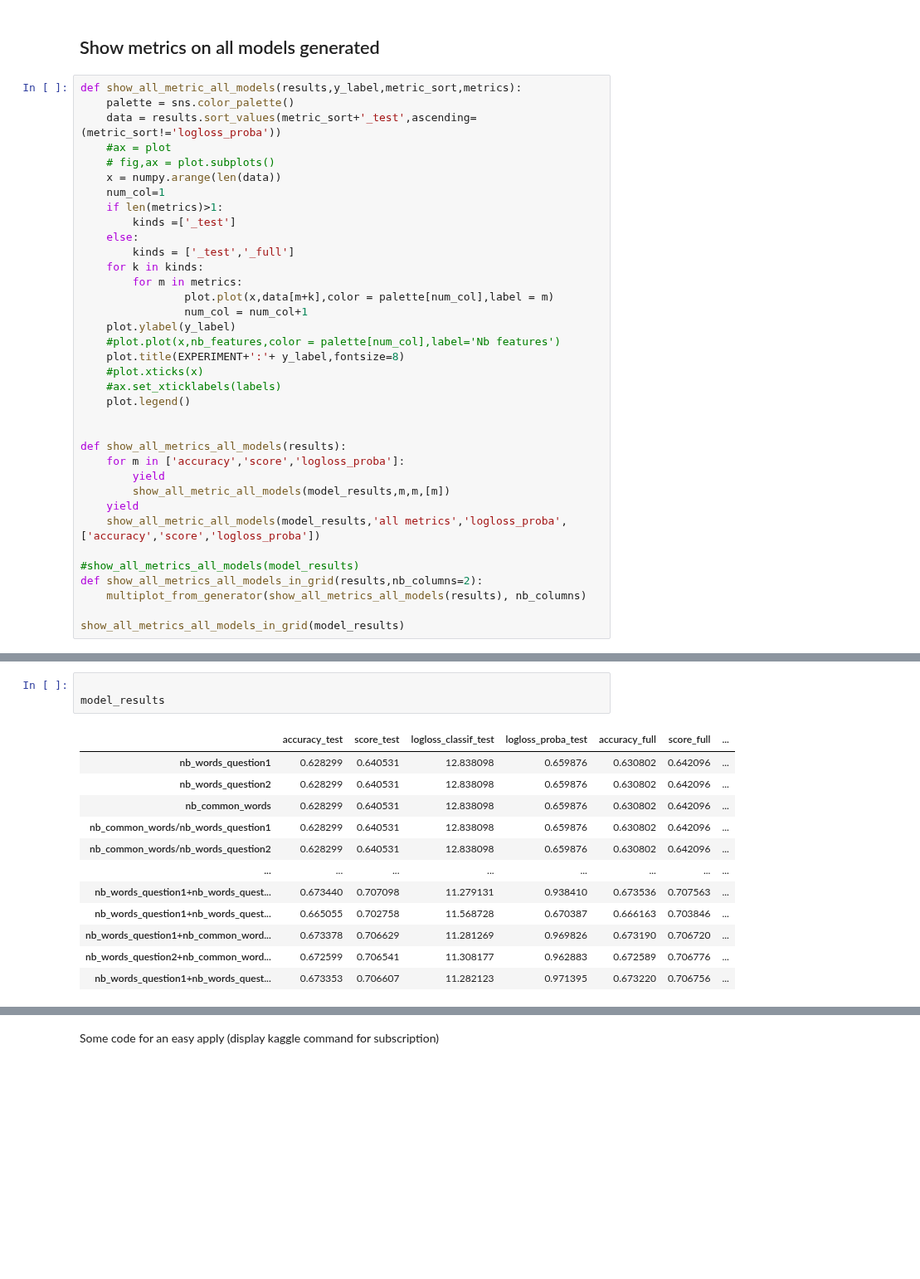
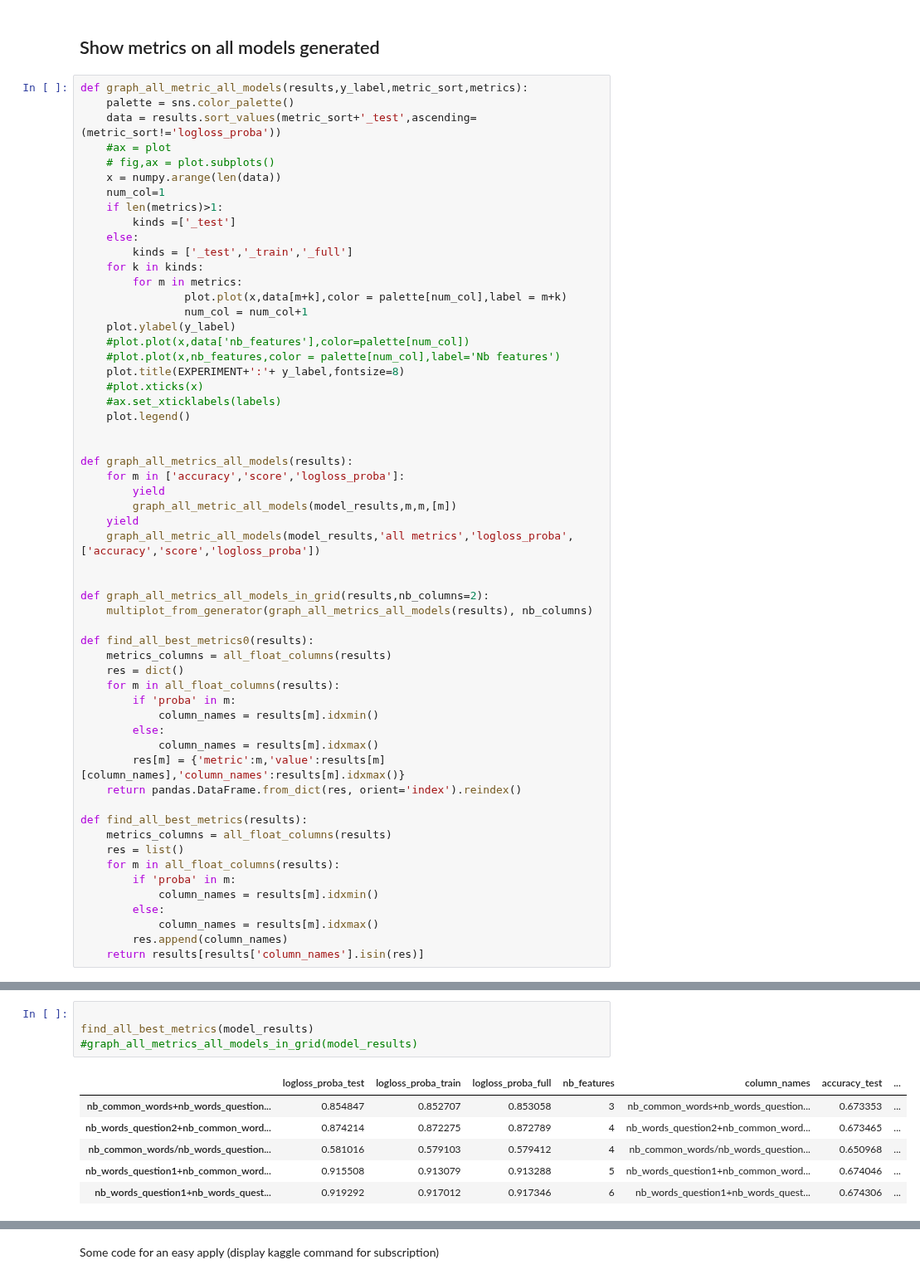
Before and after one commit to acharroux/QuoraPairs, a Jupyter notebook: BruteForce/naivebayes_basic_features_unbalanced.ipynb, the cells around one changed output, grey strips where cells are left out. Shown at 83% size. Drawn from its saved outputs; the diff is of its cells as text; blank space fills up the shorter version.

```diff
--- a/BruteForce/naivebayes_basic_features_unbalanced.ipynb
+++ b/BruteForce/naivebayes_basic_features_unbalanced.ipynb
@@ -644,7 +731,7 @@ Done
 # %% [markdown]
 ## Show metrics on all models generated
 # %%
-def show_all_metric_all_models(results,y_label,metric_sort,metrics):
+def graph_all_metric_all_models(results,y_label,metric_sort,metrics):
     palette = sns.color_palette()
     data = results.sort_values(metric_sort+'_test',ascending=(metric_sort!='logloss_proba'))
     #ax = plot
@@ -654,12 +741,13 @@ def show_all_metric_all_models(results,y_label,metric_sort,metrics):
     if len(metrics)>1:
         kinds =['_test']
     else:
-        kinds = ['_test','_full']
+        kinds = ['_test','_train','_full']
     for k in kinds:
         for m in metrics:
-                plot.plot(x,data[m+k],color = palette[num_col],label = m)
+                plot.plot(x,data[m+k],color = palette[num_col],label = m+k)
                 num_col = num_col+1
     plot.ylabel(y_label)
+    #plot.plot(x,data['nb_features'],color=palette[num_col])
     #plot.plot(x,nb_features,color = palette[num_col],label='Nb features')
     plot.title(EXPERIMENT+':'+ y_label,fontsize=8)
     #plot.xticks(x)
@@ -667,15 +755,35 @@ def show_all_metric_all_models(results,y_label,metric_sort,metrics):
     plot.legend()
 
 
-def show_all_metrics_all_models(results):
+def graph_all_metrics_all_models(results):
     for m in ['accuracy','score','logloss_proba']:
         yield
-        show_all_metric_all_models(model_results,m,m,[m])
+        graph_all_metric_all_models(model_results,m,m,[m])
     yield
-    show_all_metric_all_models(model_results,'all metrics','logloss_proba',['accuracy','score','logloss_proba'])
+    graph_all_metric_all_models(model_results,'all metrics','logloss_proba',['accuracy','score','logloss_proba'])
 
-#show_all_metrics_all_models(model_results)
-def show_all_metrics_all_models_in_grid(results,nb_columns=2):
-    multiplot_from_generator(show_all_metrics_all_models(results), nb_columns)
 
-show_all_metrics_all_models_in_grid(model_results)
+def graph_all_metrics_all_models_in_grid(results,nb_columns=2):
+    multiplot_from_generator(graph_all_metrics_all_models(results), nb_columns)
+
+def find_all_best_metrics0(results):
+    metrics_columns = all_float_columns(results)
+    res = dict()
+    for m in all_float_columns(results):
+        if 'proba' in m:
+            column_names = results[m].idxmin()
+        else:
+            column_names = results[m].idxmax()
+        res[m] = {'metric':m,'value':results[m][column_names],'column_names':results[m].idxmax()}
+    return pandas.DataFrame.from_dict(res, orient='index').reindex()
+
+def find_all_best_metrics(results):
+    metrics_columns = all_float_columns(results)
+    res = list()
+    for m in all_float_columns(results):
+        if 'proba' in m:
+            column_names = results[m].idxmin()
+        else:
+            column_names = results[m].idxmax()
+        res.append(column_names)
+    return results[results['column_names'].isin(res)]
@@ -685,16 +790,11 @@ show_all_metrics_all_models_in_grid(model_results)
 # %%
 
-model_results
+find_all_best_metrics(model_results)
+#graph_all_metrics_all_models_in_grid(model_results)
 # %% [output]
-|  | accuracy_test | score_test | logloss_classif_test | logloss_proba_test | accuracy_full | score_full | ... |
-| nb_words_question1 | 0.628299 | 0.640531 | 12.838098 | 0.659876 | 0.630802 | 0.642096 | ... |
-| nb_words_question2 | 0.628299 | 0.640531 | 12.838098 | 0.659876 | 0.630802 | 0.642096 | ... |
-| nb_common_words | 0.628299 | 0.640531 | 12.838098 | 0.659876 | 0.630802 | 0.642096 | ... |
-| nb_common_words/nb_words_question1 | 0.628299 | 0.640531 | 12.838098 | 0.659876 | 0.630802 | 0.642096 | ... |
-| nb_common_words/nb_words_question2 | 0.628299 | 0.640531 | 12.838098 | 0.659876 | 0.630802 | 0.642096 | ... |
-| ... | ... | ... | ... | ... | ... | ... | ... |
-| nb_words_question1+nb_words_quest... | 0.673440 | 0.707098 | 11.279131 | 0.938410 | 0.673536 | 0.707563 | ... |
-| nb_words_question1+nb_words_quest... | 0.665055 | 0.702758 | 11.568728 | 0.670387 | 0.666163 | 0.703846 | ... |
-| nb_words_question1+nb_common_word... | 0.673378 | 0.706629 | 11.281269 | 0.969826 | 0.673190 | 0.706720 | ... |
-| nb_words_question2+nb_common_word... | 0.672599 | 0.706541 | 11.308177 | 0.962883 | 0.672589 | 0.706776 | ... |
-| nb_words_question1+nb_words_quest... | 0.673353 | 0.706607 | 11.282123 | 0.971395 | 0.673220 | 0.706756 | ... |
+|  | logloss_proba_test | logloss_proba_train | logloss_proba_full | nb_features | column_names | accuracy_test | ... |
+| nb_common_words+nb_words_question... | 0.854847 | 0.852707 | 0.853058 | 3 | nb_common_words+nb_words_question... | 0.673353 | ... |
+| nb_words_question2+nb_common_word... | 0.874214 | 0.872275 | 0.872789 | 4 | nb_words_question2+nb_common_word... | 0.673465 | ... |
+| nb_common_words/nb_words_question... | 0.581016 | 0.579103 | 0.579412 | 4 | nb_common_words/nb_words_question... | 0.650968 | ... |
+| nb_words_question1+nb_common_word... | 0.915508 | 0.913079 | 0.913288 | 5 | nb_words_question1+nb_common_word... | 0.674046 | ... |
+| nb_words_question1+nb_words_quest... | 0.919292 | 0.917012 | 0.917346 | 6 | nb_words_question1+nb_words_quest... | 0.674306 | ... |
```
Also changed, not shown: parts of 22 cells of this notebook, 1 other file.
